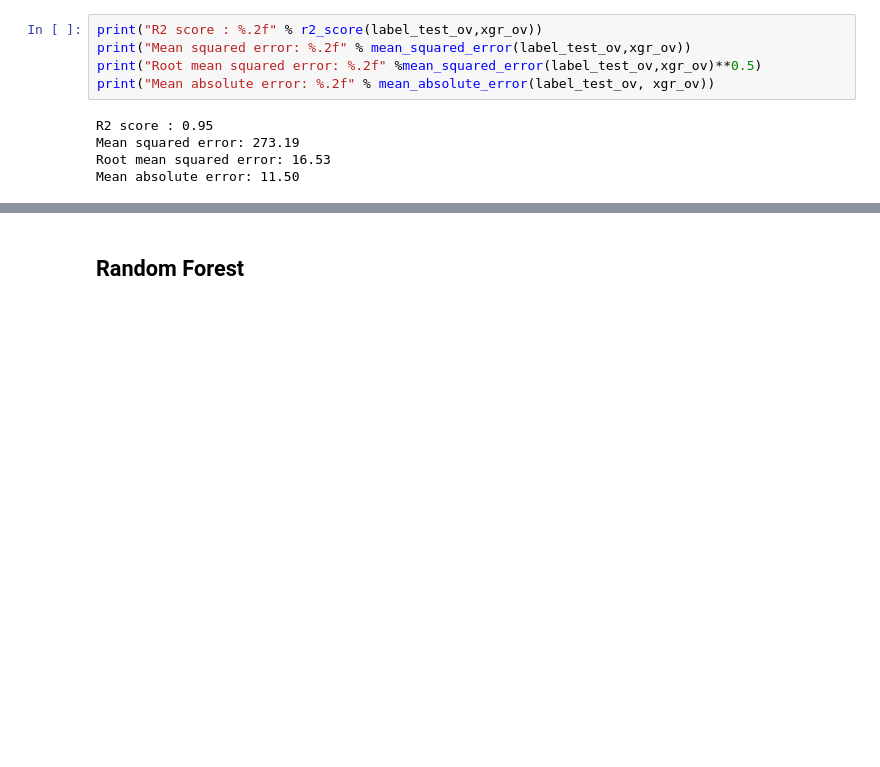
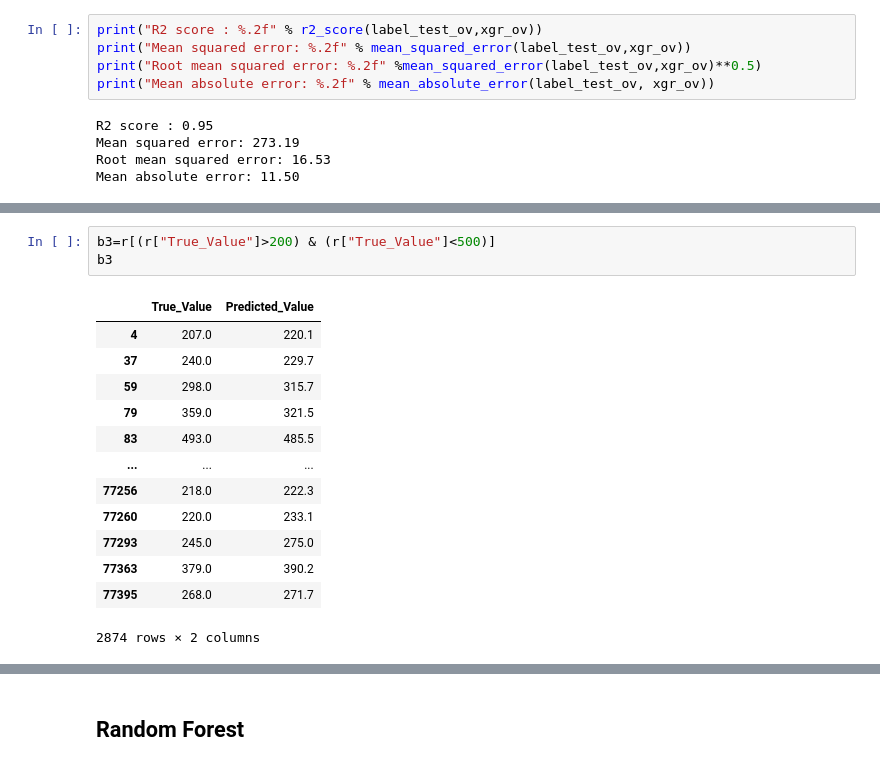
Before and after one commit to AMVamsi/Flight_Delay_Prediction, a Jupyter notebook: Regression .ipynb, the cells around one changed output, grey strips where cells are left out. Saved outputs shown, nothing was run; the diff lists cells and outputs as text; blank space fills up the shorter version.

```diff
--- a/Regression .ipynb
+++ b/Regression .ipynb
@@ -477,0 +403,17 @@ label_test_un = np.asarray(dr["ArrDelayMinutes"])
+# %%
+b3=r[(r["True_Value"]>200) & (r["True_Value"]<500)]
+b3
+# %% [output]
+|  | True_Value | Predicted_Value |
+| 4 | 207.0 | 220.1 |
+| 37 | 240.0 | 229.7 |
+| 59 | 298.0 | 315.7 |
+| 79 | 359.0 | 321.5 |
+| 83 | 493.0 | 485.5 |
+| ... | ... | ... |
+| 77256 | 218.0 | 222.3 |
+| 77260 | 220.0 | 233.1 |
+| 77293 | 245.0 | 275.0 |
+| 77363 | 379.0 | 390.2 |
+| 77395 | 268.0 | 271.7 |
+2874 rows × 2 columns
```
Also changed, not shown: parts of 38 cells of this notebook.
